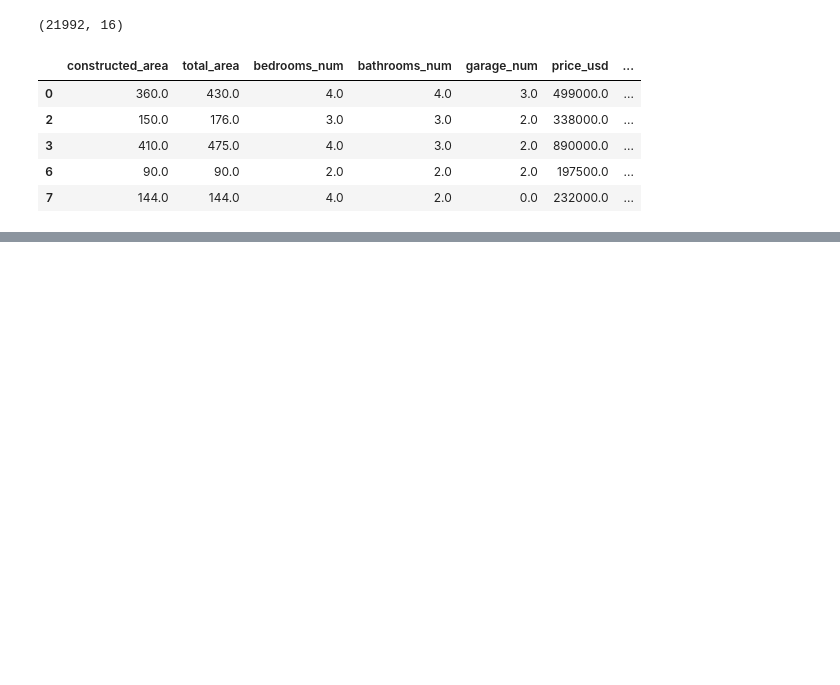
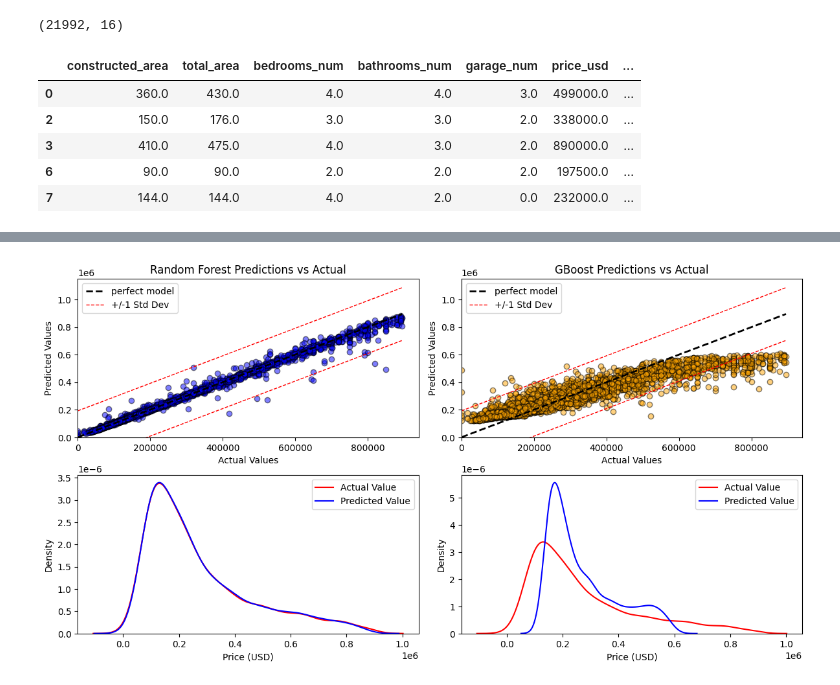
Before and after one commit to FernandoIGD12/UTEC_programming101, a Jupyter notebook: Intro_AI/proyecto_final_v2.0.ipynb, the cells around one changed output, grey strips where cells are left out. Cells and saved outputs as stored; diff of their text form; code cells hidden in the pictures; blank space fills up the shorter version.

```diff
--- a/Intro_AI/proyecto_final_v2.0.ipynb
+++ b/Intro_AI/proyecto_final_v2.0.ipynb
@@ -498,3 +570,58 @@ Gradient Boosting mean-squared error: 7328323075.178369
 Gradient Boosting R2 score for training set: 0.8028517172613062
 Gradient Boosting R2 score for testing set: 0.8005264275172815
 [figure]
+# %%
+############### -------------- Results visualization --------------- ##############
+plt.figure(figsize=(12, 6))
+std_y = np.std(y_test)
+# Random Forest plot
+plt.subplot(2, 2, 1)
+plt.scatter(y_test, y_pred_rf, alpha=0.5, color="blue",ec='k')
+plt.plot([y_test.min(), y_test.max()], [y_test.min(), y_test.max()], 'k--', lw=2,label="perfect model")
+plt.plot([y_test.min(), y_test.max()], [y_test.min() + std_y, y_test.max() + std_y], 'r--', lw=1, label="+/-1 Std Dev")
+plt.plot([y_test.min(), y_test.max()], [y_test.min() - std_y, y_test.max() - std_y], 'r--', lw=1, )
+plt.ylim(0,)
+plt.title("Random Forest Predictions vs Actual")
+plt.xlabel("Actual Values")
+plt.ylabel("Predicted Values")
+plt.xlim(0, )
+plt.ylim(0, )
+plt.legend()
+
+# XGBoost plot
+plt.subplot(2, 2, 2)
+plt.scatter(y_test, y_pred_gb, alpha=0.5, color="orange",ec='k')
+plt.plot([y_test.min(), y_test.max()], [y_test.min(), y_test.max()], 'k--', lw=2,label="perfect model")
+plt.plot([y_test.min(), y_test.max()], [y_test.min() + std_y, y_test.max() + std_y], 'r--', lw=1, label="+/-1 Std Dev")
+plt.plot([y_test.min(), y_test.max()], [y_test.min() - std_y, y_test.max() - std_y], 'r--', lw=1, )
+plt.ylim(0,)
+plt.title("GBoost Predictions vs Actual")
+plt.xlabel("Actual Values")
+plt.ylabel("Predicted Values")
+plt.xlim(0,)
+plt.ylim(0, )
+plt.legend()
+plt.tight_layout()
+#plt.savefig('rf_gb_actualvspred.png')
+
+
+# Kernel-density plots of actual vs predicted values
+#plt.figure(figsize=(12, 6))
+
+plt.subplot(2,2,3)
+sns.kdeplot(y_test, color="r", label="Actual Value")
+sns.kdeplot(y_pred_rf, color="b", label="Predicted Value")
+plt.legend()
+plt.xlabel('Price (USD)')
+#plt.title('Random Forest')
+
+plt.subplot(2,2,4)
+sns.kdeplot(y_test, color="r", label="Actual Value")
+sns.kdeplot(y_pred_gb, color="blue", label="Predicted Value")
+plt.legend()
+plt.xlabel('Price (USD)')
+#plt.title('Grabient Boosting')
+plt.savefig('rf_gb_actualvspred.png')
+plt.show()
+# %% [output]
+[figure, added]
```
Also changed, not shown: parts of 10 cells of this notebook.
